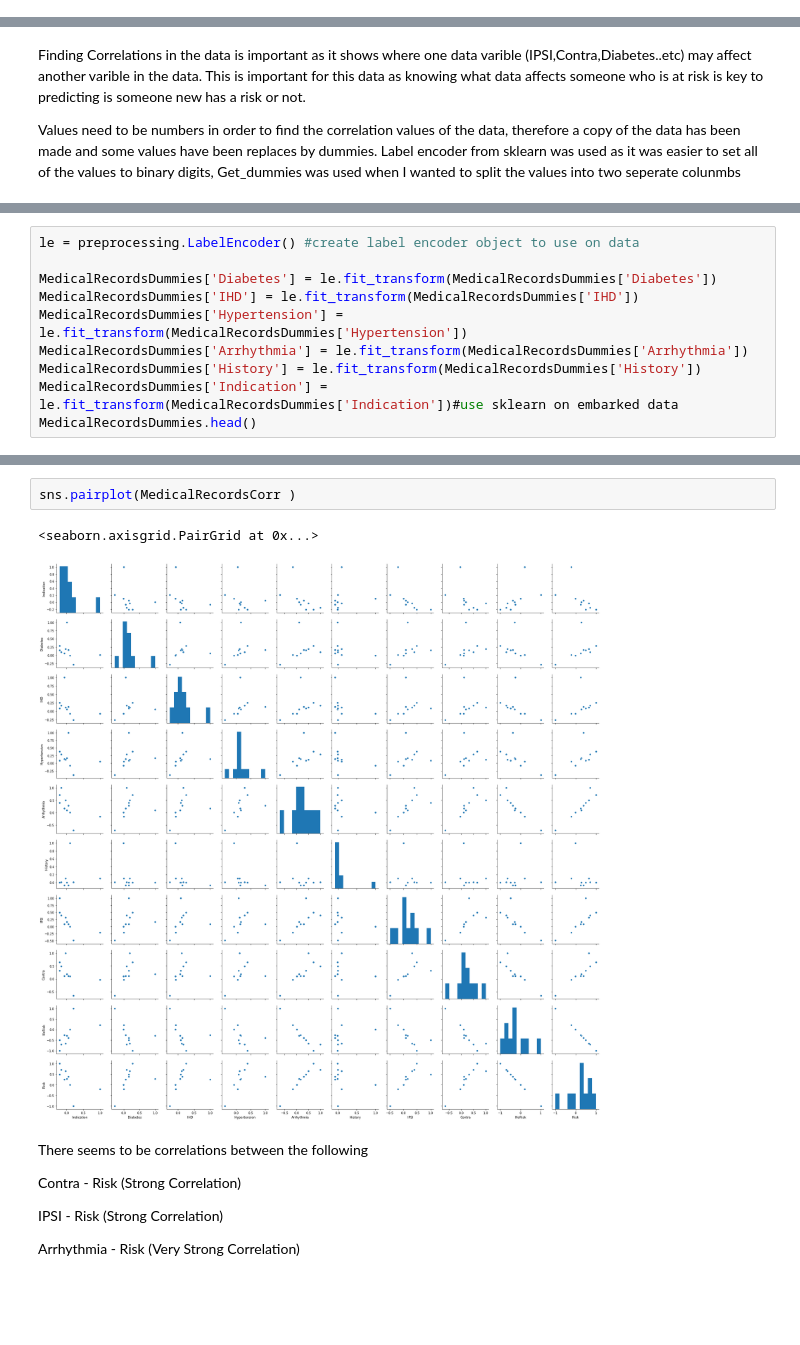
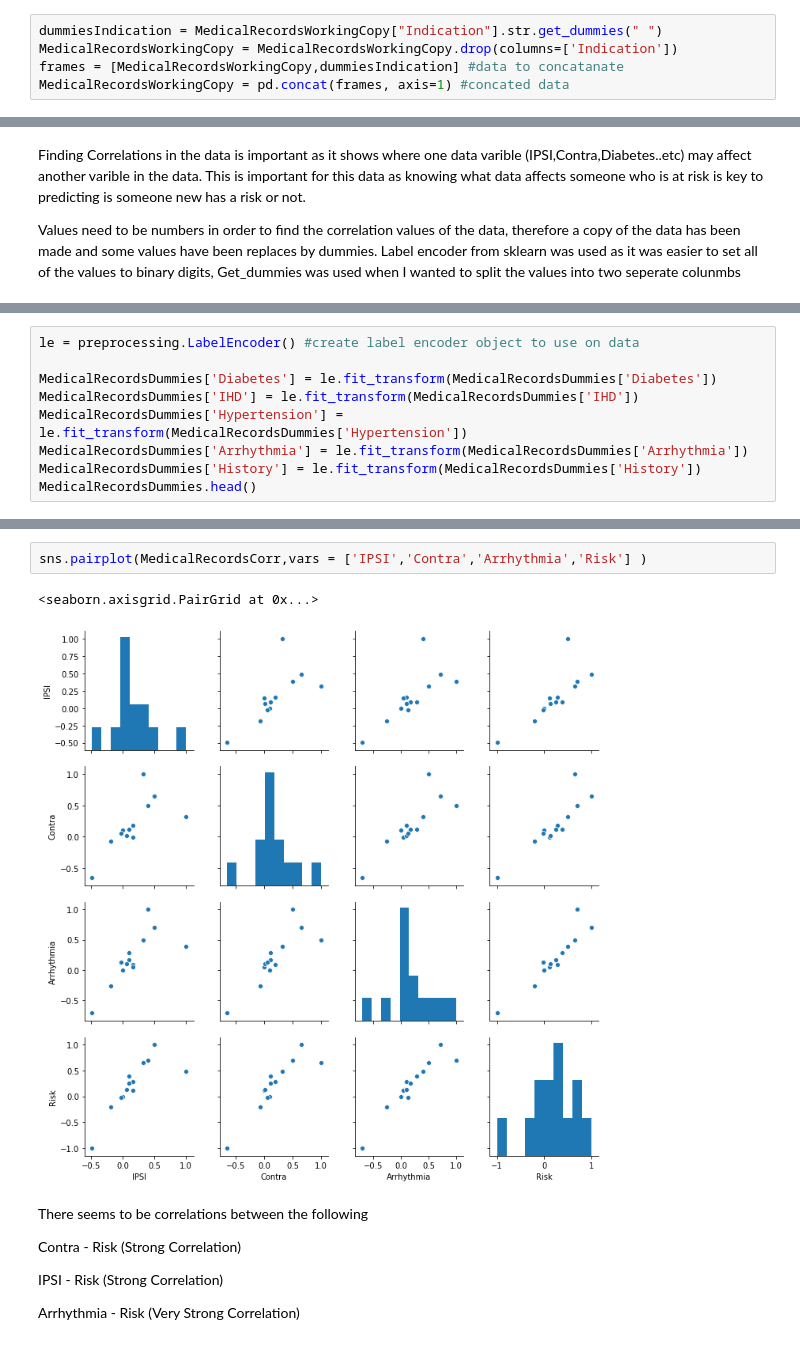
Before and after one commit to JamesDun2866/Data-Mining, a Jupyter notebook: ACW/ ACW.ipynb, the cells around one changed output, grey strips where cells are left out. Drawn from its saved outputs; the diff is of its cells as text; blank space fills up the shorter version.

```diff
--- a/ACW/ ACW.ipynb
+++ b/ACW/ ACW.ipynb
@@ -323,3 +326,8 @@ MedicalRecordsWorkingCopy = pd.concat(frames, axis=1) #concated data
+# %%
+dummiesIndication = MedicalRecordsWorkingCopy["Indication"].str.get_dummies(" ")
+MedicalRecordsWorkingCopy = MedicalRecordsWorkingCopy.drop(columns=['Indication'])
+frames = [MedicalRecordsWorkingCopy,dummiesIndication] #data to concatanate
+MedicalRecordsWorkingCopy = pd.concat(frames, axis=1) #concated data
 # %% [markdown]
 ## Finding Correlations
 # %% [markdown]
@@ -345,6 +353,5 @@ MedicalRecordsDummies['IHD'] = le.fit_transform(MedicalRecordsDummies['IHD'])
 MedicalRecordsDummies['Hypertension'] = le.fit_transform(MedicalRecordsDummies['Hypertension'])
 MedicalRecordsDummies['Arrhythmia'] = le.fit_transform(MedicalRecordsDummies['Arrhythmia'])
 MedicalRecordsDummies['History'] = le.fit_transform(MedicalRecordsDummies['History'])
-MedicalRecordsDummies['Indication'] = le.fit_transform(MedicalRecordsDummies['Indication'])#use sklearn on embarked data
 MedicalRecordsDummies.head()
 # %% [output]
@@ -398,8 +388,8 @@ sns.heatmap(MedicalRecordsCorr,annot=True)
 # %%
-sns.pairplot(MedicalRecordsCorr )
+sns.pairplot(MedicalRecordsCorr,vars = ['IPSI','Contra','Arrhythmia','Risk'] )
 # %% [output]
 <seaborn.axisgrid.PairGrid at 0x...>
-[figure, old version]
+[figure, new version]
 # %% [markdown]
 There seems to be correlations between the following
 
```
Also changed, not shown: parts of 28 cells of this notebook.
